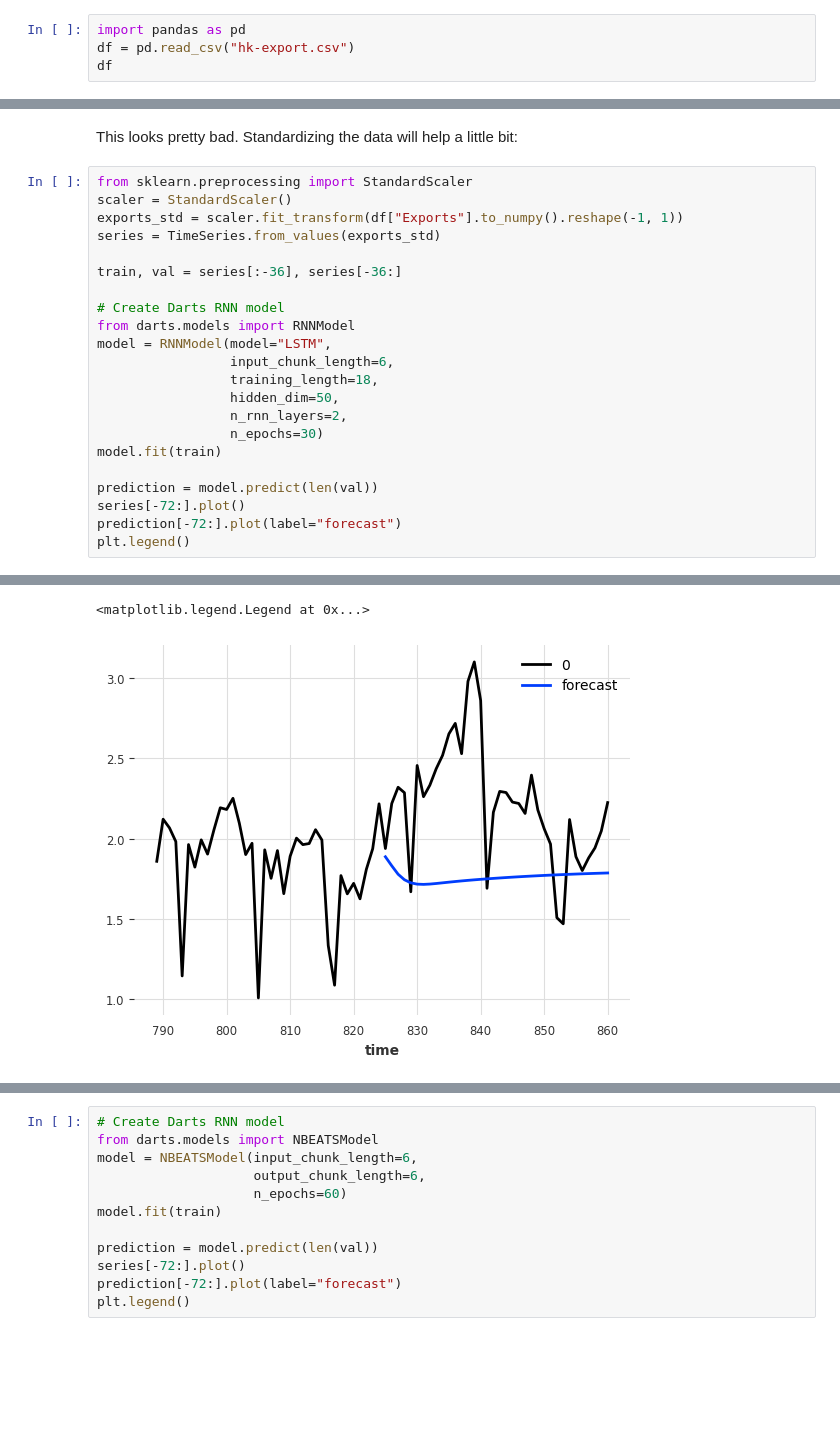
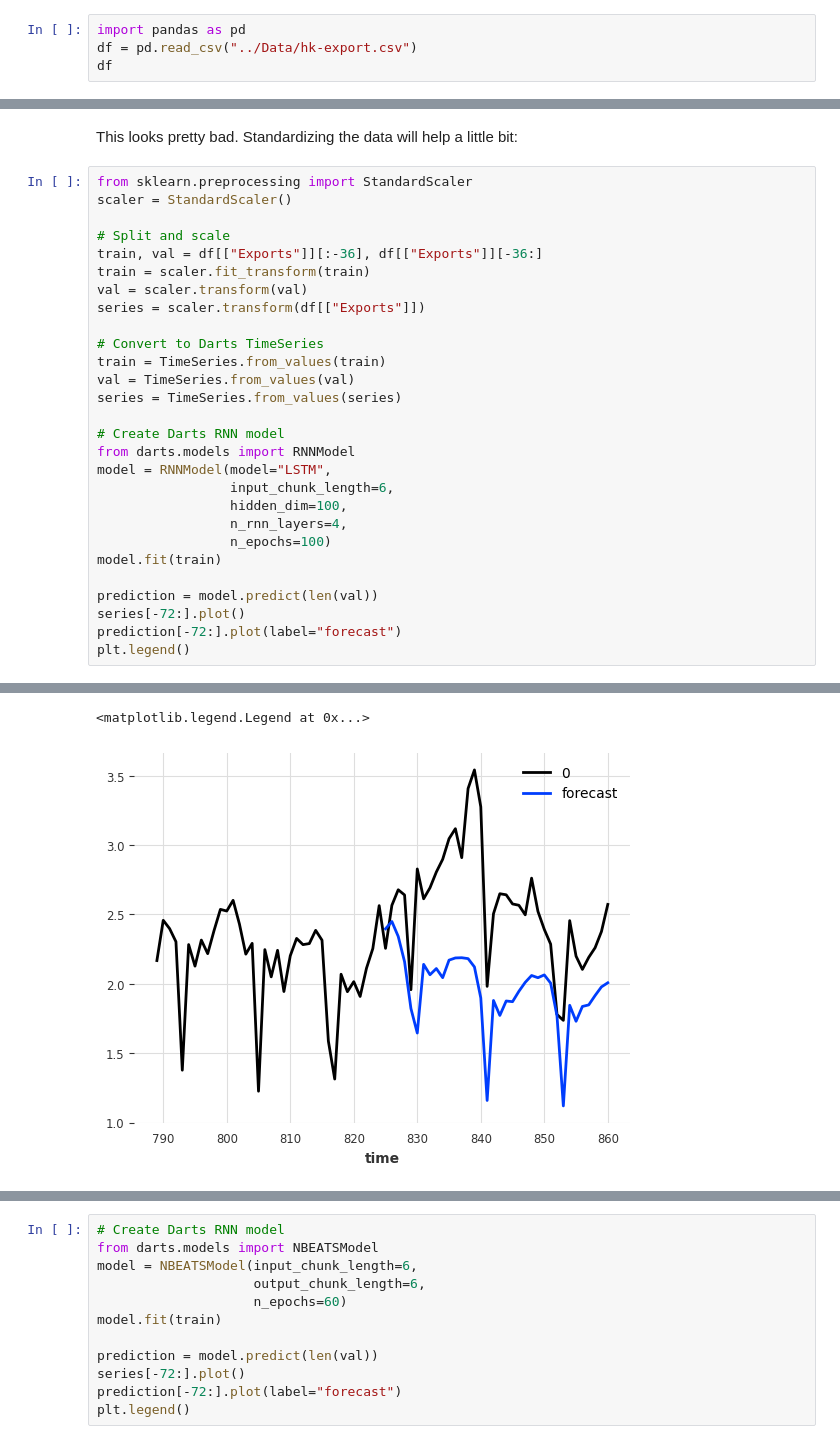
Before and after one commit to ticoneva/data-analytics-course, a Jupyter notebook: Completed/D4-Time-Series-Modelling-Completed.ipynb, the cells around one changed output, grey strips where cells are left out. Cells and saved outputs as stored; diff of their text form; blank space fills up the shorter version.

```diff
--- a/Completed/D4-Time-Series-Modelling-Completed.ipynb
+++ b/Completed/D4-Time-Series-Modelling-Completed.ipynb
@@ -17,7 +19,7 @@ We will be using Darts in this notebook.
 First, let us import our data:
 # %%
 import pandas as pd
-df = pd.read_csv("hk-export.csv")
+df = pd.read_csv("../Data/hk-export.csv")
 df
 # %% [output]
 |  | Year | Month | Imports | Exports |
@@ -154,19 +179,25 @@ This looks pretty bad. Standardizing the data will help a little bit:
 # %%
 from sklearn.preprocessing import StandardScaler
 scaler = StandardScaler()
-exports_std = scaler.fit_transform(df["Exports"].to_numpy().reshape(-1, 1))
-series = TimeSeries.from_values(exports_std)
 
-train, val = series[:-36], series[-36:]
+# Split and scale
+train, val = df[["Exports"]][:-36], df[["Exports"]][-36:]
+train = scaler.fit_transform(train)
+val = scaler.transform(val)
+series = scaler.transform(df[["Exports"]])
+
+# Convert to Darts TimeSeries
+train = TimeSeries.from_values(train)
+val = TimeSeries.from_values(val)
+series = TimeSeries.from_values(series)
 
 # Create Darts RNN model
 from darts.models import RNNModel
 model = RNNModel(model="LSTM",
                  input_chunk_length=6,
-                 training_length=18,
-                 hidden_dim=50,
-                 n_rnn_layers=2,
-                 n_epochs=30)
+                 hidden_dim=100,
+                 n_rnn_layers=4,
+                 n_epochs=100)
 model.fit(train)
 
 prediction = model.predict(len(val))
@@ -199,2 +231,2 @@ HPU available: False, using: 0 HPUs
 <matplotlib.legend.Legend at 0x...>
-[figure, old version]
+[figure, new version]
```
Also changed, not shown: parts of 13 cells of this notebook, 3 other files.
